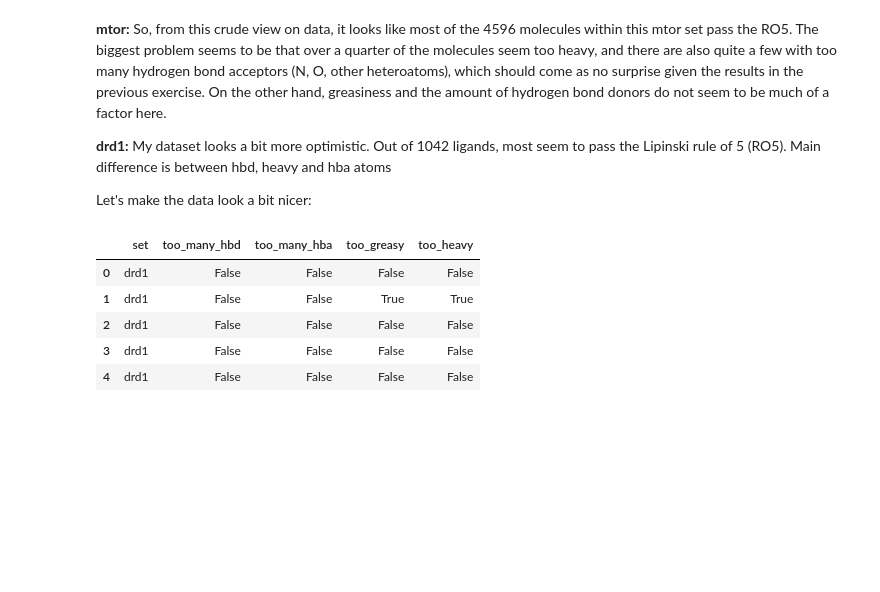
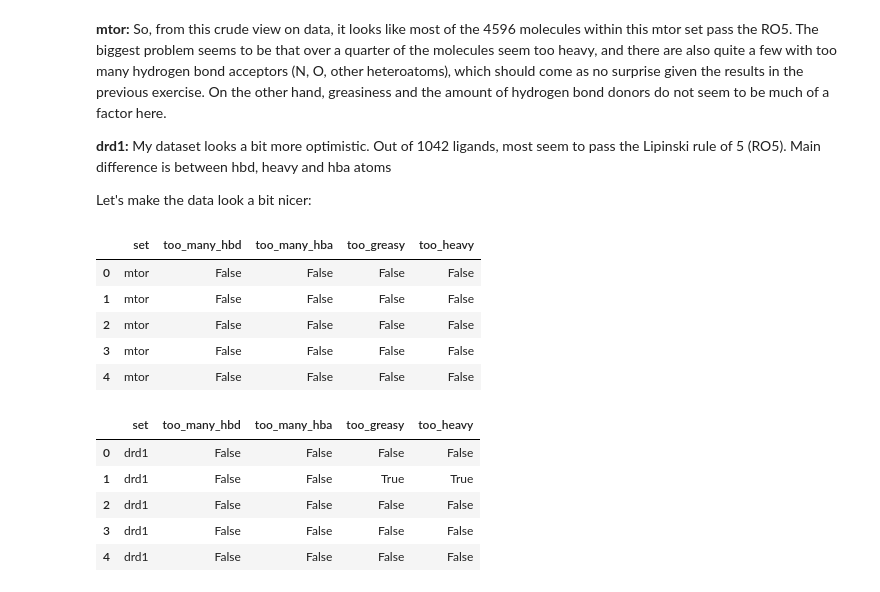
Before and after one commit to lich-uct/cdd2021, a Jupyter notebook: lieberze/04_drug_likeness-Solution.ipynb, the cells around one changed output. Cells and saved outputs as stored; diff of their text form; code cells hidden in the pictures; blank space fills up the shorter version.

```diff
--- a/lieberze/04_drug_likeness-Solution.ipynb
+++ b/lieberze/04_drug_likeness-Solution.ipynb
@@ -108,12 +106,19 @@ Let's make the data look a bit nicer:
 # %%
 #mtor
 import pandas as pd
 df_mtor = pd.DataFrame(data={'set':'mtor',
                         'too_many_hbd': mtor_ligands_too_many_hbd,
                         'too_many_hba': mtor_ligands_too_many_hba,
                         'too_greasy': mtor_ligands_too_greasy,
                         'too_heavy': mtor_ligands_too_heavy})
-# df_mtor.head()
+df_mtor.head()
+# %% [output]
+|  | set | too_many_hbd | too_many_hba | too_greasy | too_heavy |
+| 0 | mtor | False | False | False | False |
+| 1 | mtor | False | False | False | False |
+| 2 | mtor | False | False | False | False |
+| 3 | mtor | False | False | False | False |
+| 4 | mtor | False | False | False | False |
 # %%
 #drd1
 import pandas as pd
```
Also changed, not shown: parts of 18 cells of this notebook.
